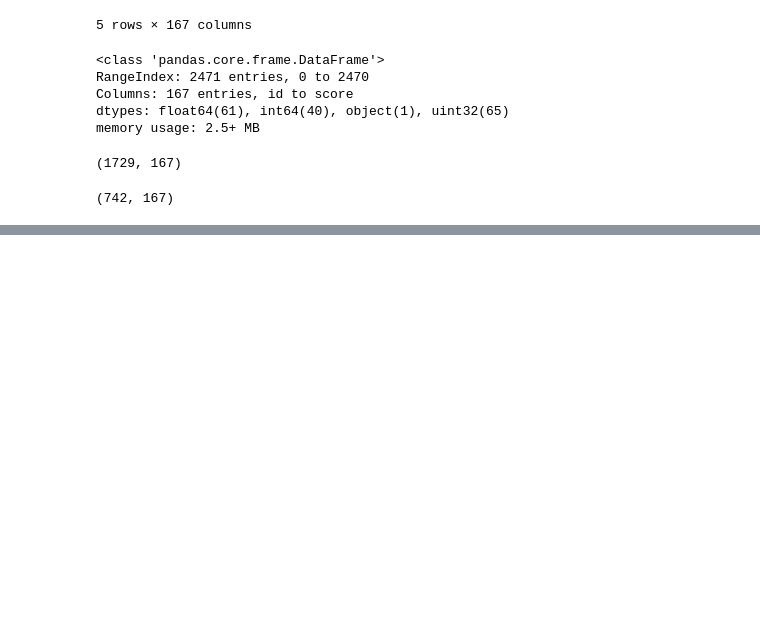
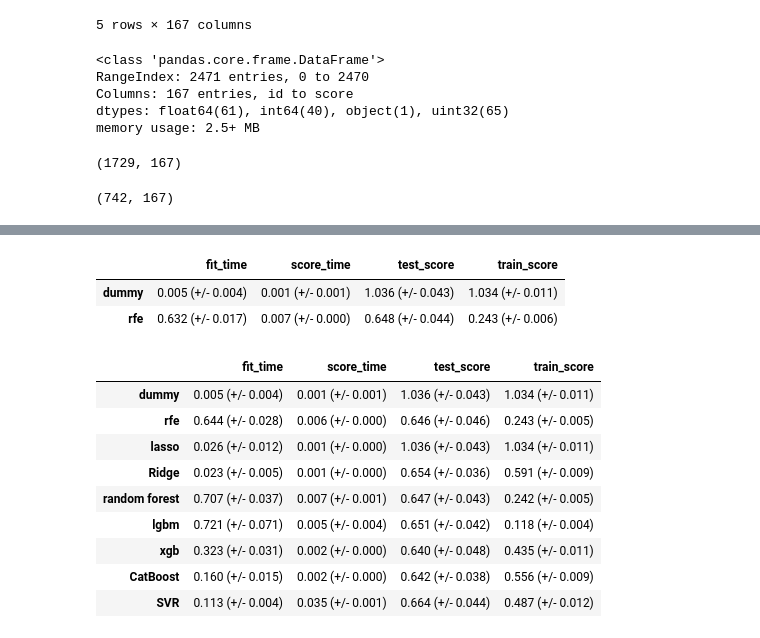
Before and after one commit to Yimei-Yang/Kaggle-WritingQuality, a Jupyter notebook: notebook.ipynb, the cells around one changed output, grey strips where cells are left out. Drawn from its saved outputs; the diff is of its cells as text; code cells hidden in the pictures; blank space fills up the shorter version.

Commit message:
Models Trained

```diff
--- a/notebook.ipynb
+++ b/notebook.ipynb
@@ -480,7 +483,7 @@ Columns: 167 entries, id to score
 dtypes: float64(61), int64(40), object(1), uint32(65)
 memory usage: 2.5+ MB
 # %%
-train_df, test_df = train_test_split(df, test_size=0.3, random_state=123)
+train_df, valid_df = train_test_split(df, test_size=0.3, random_state=123)
 train_df.shape
 # %% [output]
 (1729, 167)
@@ -542,0 +538,57 @@ pd.DataFrame(results).T
+# %%
+# Define score metric: RMSE
+def rmse(y_true, y_pred):
+    return np.sqrt(mean_squared_error(y_true, y_pred))
+
+scoring_metric = make_scorer(rmse)
+# %%
+# Baseline model
+from sklearn.dummy import DummyRegressor
+from sklearn.model_selection import cross_validate
+
+dummy = DummyRegressor(strategy="mean")
+results["dummy"] = mean_std_cross_val_scores(
+    dummy, X_train, y_train, return_train_score=True, scoring=scoring_metric
+)
+pd.DataFrame(results).T
+# %% [output]
+|  | fit_time | score_time | test_score | train_score |
+| dummy | 0.005 (+/- 0.004) | 0.001 (+/- 0.001) | 1.036 (+/- 0.043) | 1.034 (+/- 0.011) |
+| rfe | 0.632 (+/- 0.017) | 0.007 (+/- 0.000) | 0.648 (+/- 0.044) | 0.243 (+/- 0.006) |
+# %%
+# Different models
+models = {
+    "lasso": Lasso(alpha=1.0, random_state=123),
+    "Ridge": Ridge(alpha=1.0, random_state=123),
+    "random forest": RandomForestRegressor(n_estimators=100, max_depth=None, min_samples_split=2,
+                                           min_samples_leaf=1, max_features='sqrt', bootstrap=True, random_state=123),
+    "lgbm": LGBMRegressor(n_estimators=100, learning_rate=0.1, num_leaves=31, random_state=123, verbose=-1),
+    "xgb": XGBRegressor(n_estimators=100, learning_rate=0.1, max_depth=3, random_state=123, verbosity=0),
+    "CatBoost": CatBoostRegressor(iterations=100, learning_rate=0.1, depth=3, random_state=123, verbose=0),
+    "SVR": SVR(C=1.0, kernel='rbf', gamma='scale', epsilon=0.1)
+}
+
+for name, model in models.items():
+    pipe = make_pipeline(
+    FunctionTransformer(lambda x: np.nan_to_num(x, nan=np.nan, posinf=0, neginf=0)),
+    SimpleImputer(strategy='mean'),
+    FunctionTransformer(lambda x: np.log1p(np.abs(x))),
+    RobustScaler(),
+    model)
+
+    results[name] = mean_std_cross_val_scores(
+        pipe, X_train, y_train, return_train_score=True, scoring=scoring_metric
+    )
+
+pd.DataFrame(results).T
+# %% [output]
+|  | fit_time | score_time | test_score | train_score |
+| dummy | 0.005 (+/- 0.004) | 0.001 (+/- 0.001) | 1.036 (+/- 0.043) | 1.034 (+/- 0.011) |
+| rfe | 0.644 (+/- 0.028) | 0.006 (+/- 0.000) | 0.646 (+/- 0.046) | 0.243 (+/- 0.005) |
+| lasso | 0.026 (+/- 0.012) | 0.001 (+/- 0.000) | 1.036 (+/- 0.043) | 1.034 (+/- 0.011) |
+| Ridge | 0.023 (+/- 0.005) | 0.001 (+/- 0.000) | 0.654 (+/- 0.036) | 0.591 (+/- 0.009) |
+| random forest | 0.707 (+/- 0.037) | 0.007 (+/- 0.001) | 0.647 (+/- 0.043) | 0.242 (+/- 0.005) |
+| lgbm | 0.721 (+/- 0.071) | 0.005 (+/- 0.004) | 0.651 (+/- 0.042) | 0.118 (+/- 0.004) |
+| xgb | 0.323 (+/- 0.031) | 0.002 (+/- 0.000) | 0.640 (+/- 0.048) | 0.435 (+/- 0.011) |
+| CatBoost | 0.160 (+/- 0.015) | 0.002 (+/- 0.000) | 0.642 (+/- 0.038) | 0.556 (+/- 0.009) |
+| SVR | 0.113 (+/- 0.004) | 0.035 (+/- 0.001) | 0.664 (+/- 0.044) | 0.487 (+/- 0.012) |
```
Also changed, not shown: parts of 7 cells of this notebook.
